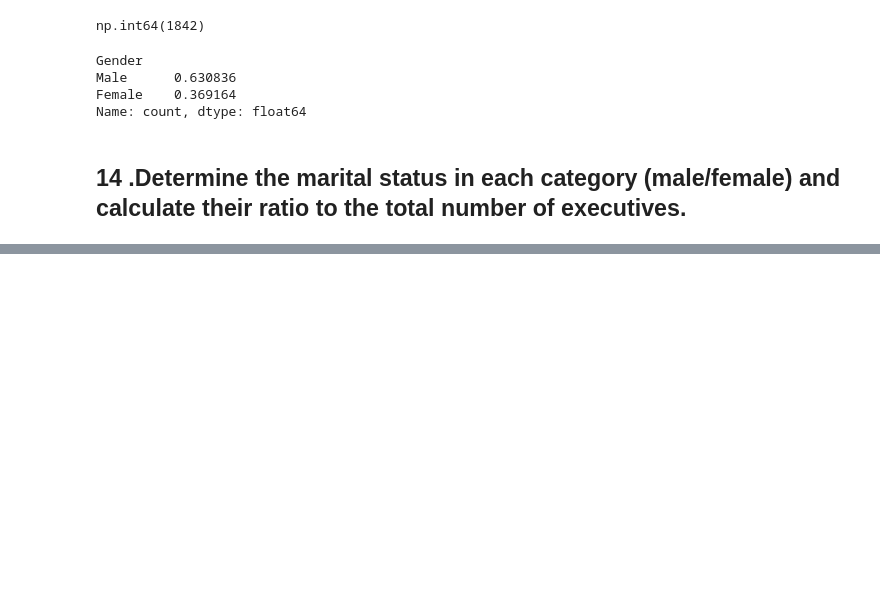
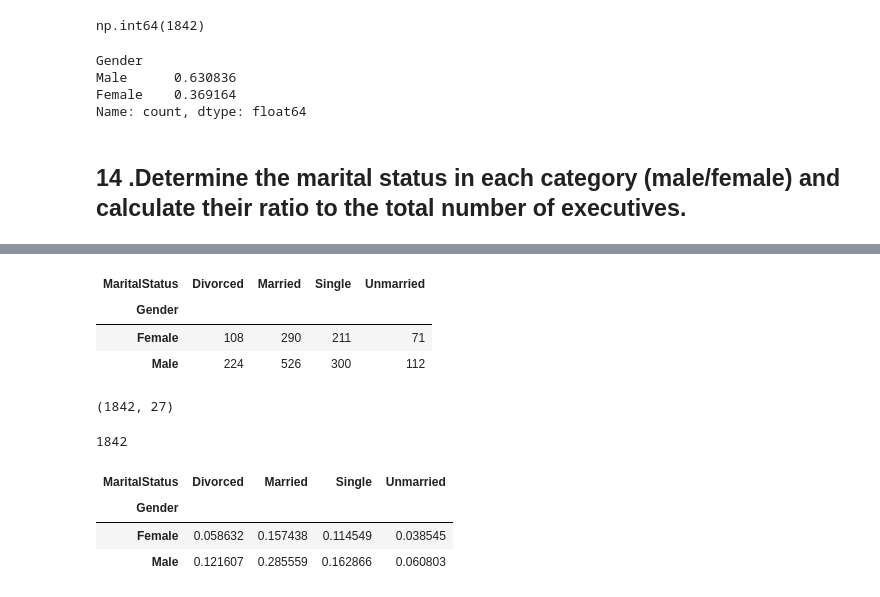
Before and after one commit to harshoo1/practice_with_H, a Jupyter notebook: ipynb_notebooks/analysis.ipynb, the cells around one changed output, grey strips where cells are left out. Saved outputs shown, nothing was run; the diff lists cells and outputs as text; code cells hidden in the pictures; blank space fills up the shorter version.

```diff
--- a/ipynb_notebooks/analysis.ipynb
+++ b/ipynb_notebooks/analysis.ipynb
@@ -323,0 +336,11 @@ Name: count, dtype: float64
+# %%
+marital_status_by_gender
+# %% [output]
+| MaritalStatus | Divorced | Married | Single | Unmarried |
+| Gender |  |  |  |  |
+| Female | 108 | 290 | 211 | 71 |
+| Male | 224 | 526 | 300 | 112 |
+# %%
+executive_data.shape
+# %% [output]
+(1842, 27)
@@ -323,0 +349,4 @@ Name: count, dtype: float64
+# %%
+total_executive
+# %% [output]
+1842
@@ -323,0 +355,7 @@ Name: count, dtype: float64
+# %%
+marital_status_ratio
+# %% [output]
+| MaritalStatus | Divorced | Married | Single | Unmarried |
+| Gender |  |  |  |  |
+| Female | 0.058632 | 0.157438 | 0.114549 | 0.038545 |
+| Male | 0.121607 | 0.285559 | 0.162866 | 0.060803 |
```
Also changed, not shown: parts of 6 cells of this notebook, 1 other file.
